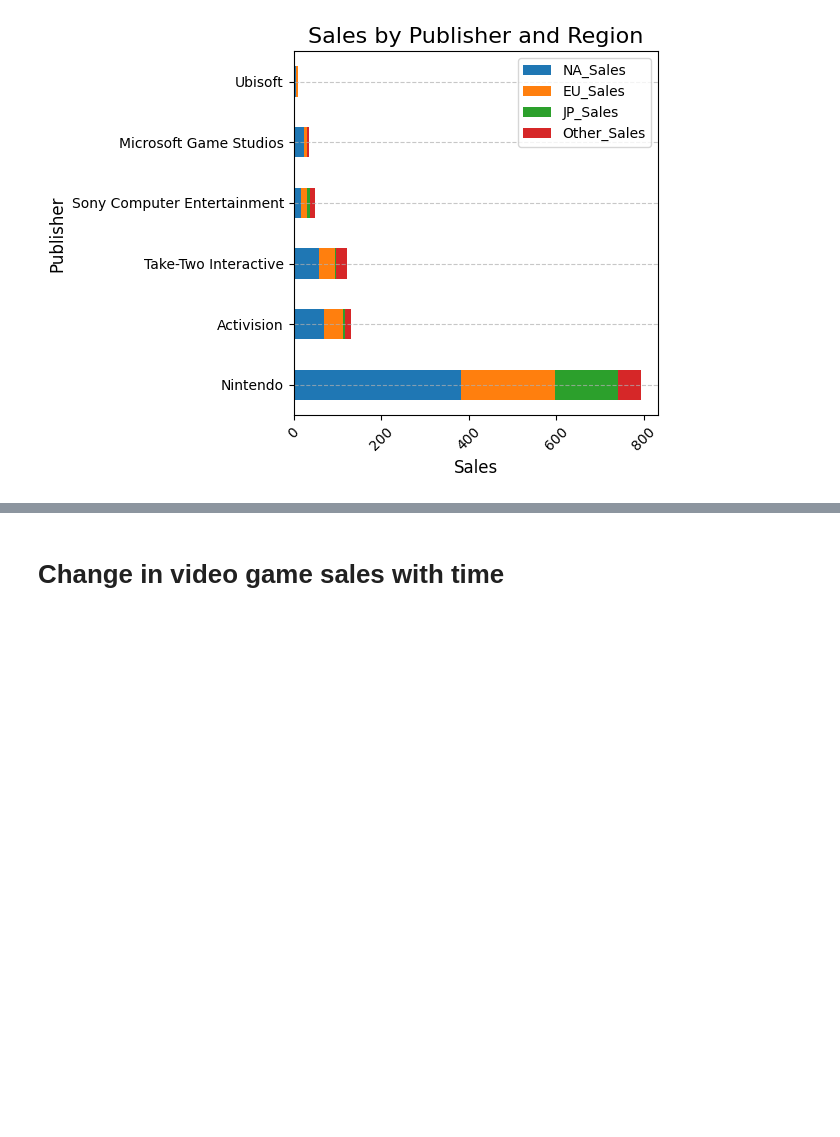
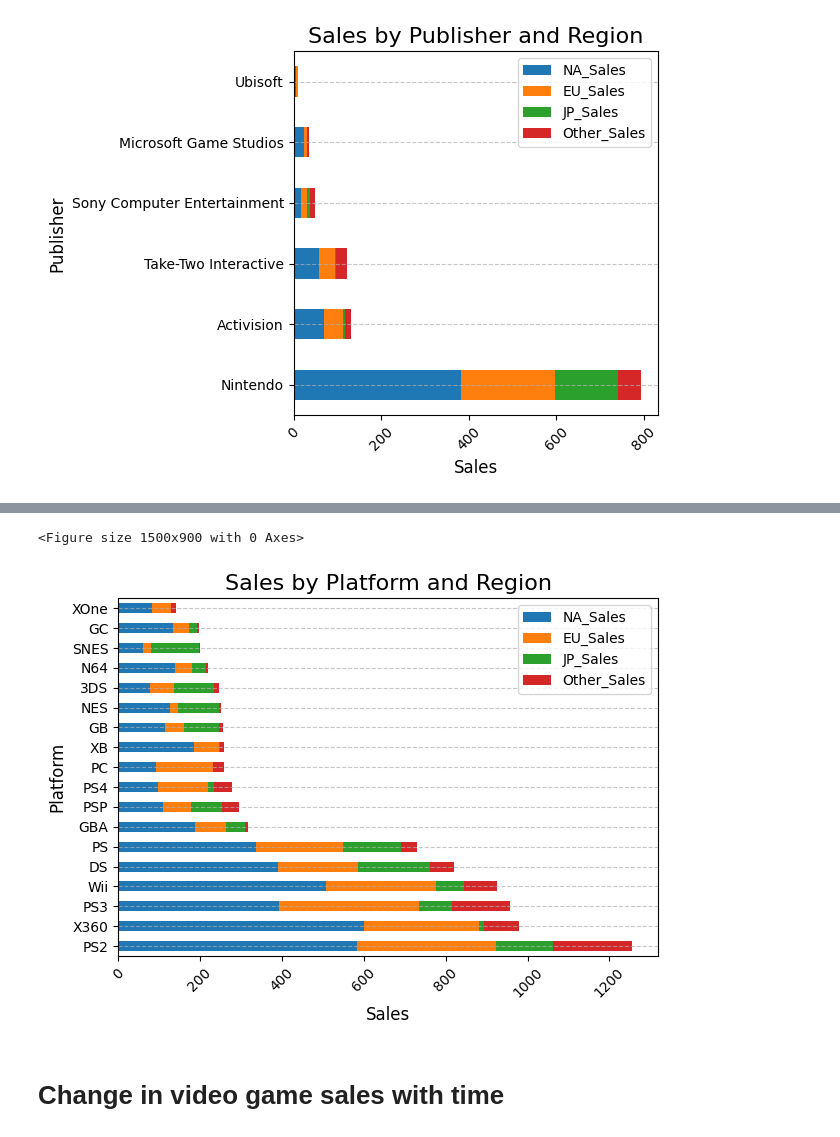
Before and after one commit to Sahyukaha/Data_exploration_and_analysis, a Jupyter notebook: Video_games_sales.ipynb, the cells around one changed output, grey strips where cells are left out. Drawn from its saved outputs; the diff is of its cells as text; code cells hidden in the pictures; blank space fills up the shorter version.

```diff
--- a/Video_games_sales.ipynb
+++ b/Video_games_sales.ipynb
@@ -125,0 +133,4 @@ plt.show()
+# %%
+platform_sales = data.groupby("Platform")[["NA_Sales", "EU_Sales", "JP_Sales", "Other_Sales"]].sum()
+platform_sales['Total_Sales'] = platform_sales.sum(axis=1)
+platform_sales
@@ -125,0 +156,3 @@ plt.show()
+# %%
+platform_sales_ = platform_sales[platform_sales['Total_Sales'] > 100.0]
+platform_sales_
@@ -125,0 +178,4 @@ plt.show()
+# %%
+platform_sales_ = platform_sales_.sort_values("Total_Sales", ascending=False)
+platform_sales_.drop(columns=["Total_Sales"], inplace = True)  # Remove extra column
+platform_sales_
@@ -126,3 +201,17 @@ plt.show()
+# %%
+# Visualization
+plt.figure(figsize=(15, 9))
+platform_sales_.plot(kind = 'barh', stacked = True)
+plt.title("Sales by Platform and Region", fontsize=16)
+plt.ylabel("Platform", fontsize=12)
+plt.xlabel("Sales", fontsize=12)
+plt.xticks(rotation=45, ha="center")
+plt.grid(axis="y", linestyle="--", alpha=0.7)
+plt.tight_layout()
+plt.show()
+# %% [output]
+<Figure size 1500x900 with 0 Axes>
+[figure, added]
 # %% [markdown]
 # Change in video game sales with time
 # %%
```
Also changed, not shown: parts of 10 cells of this notebook.
